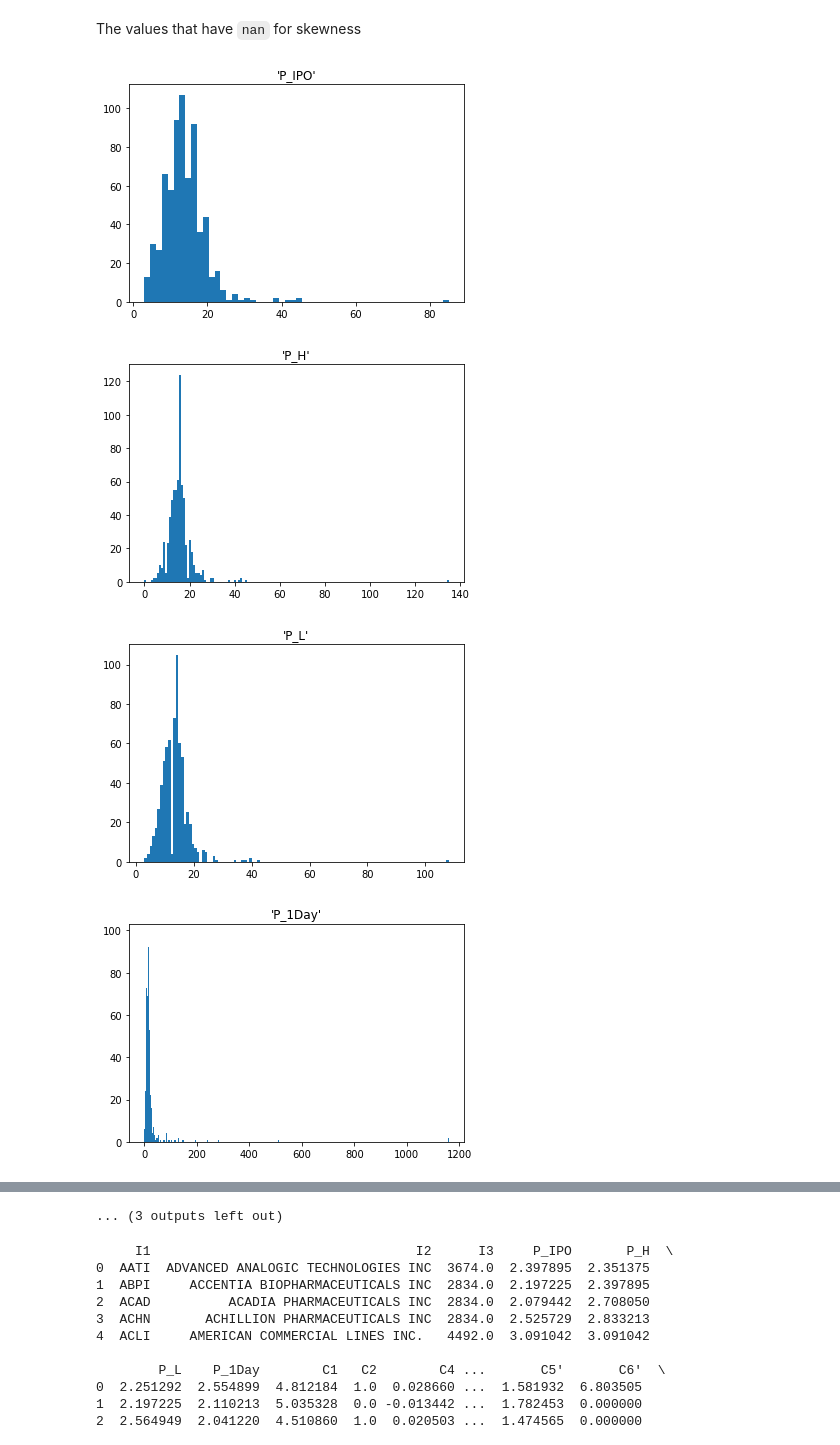
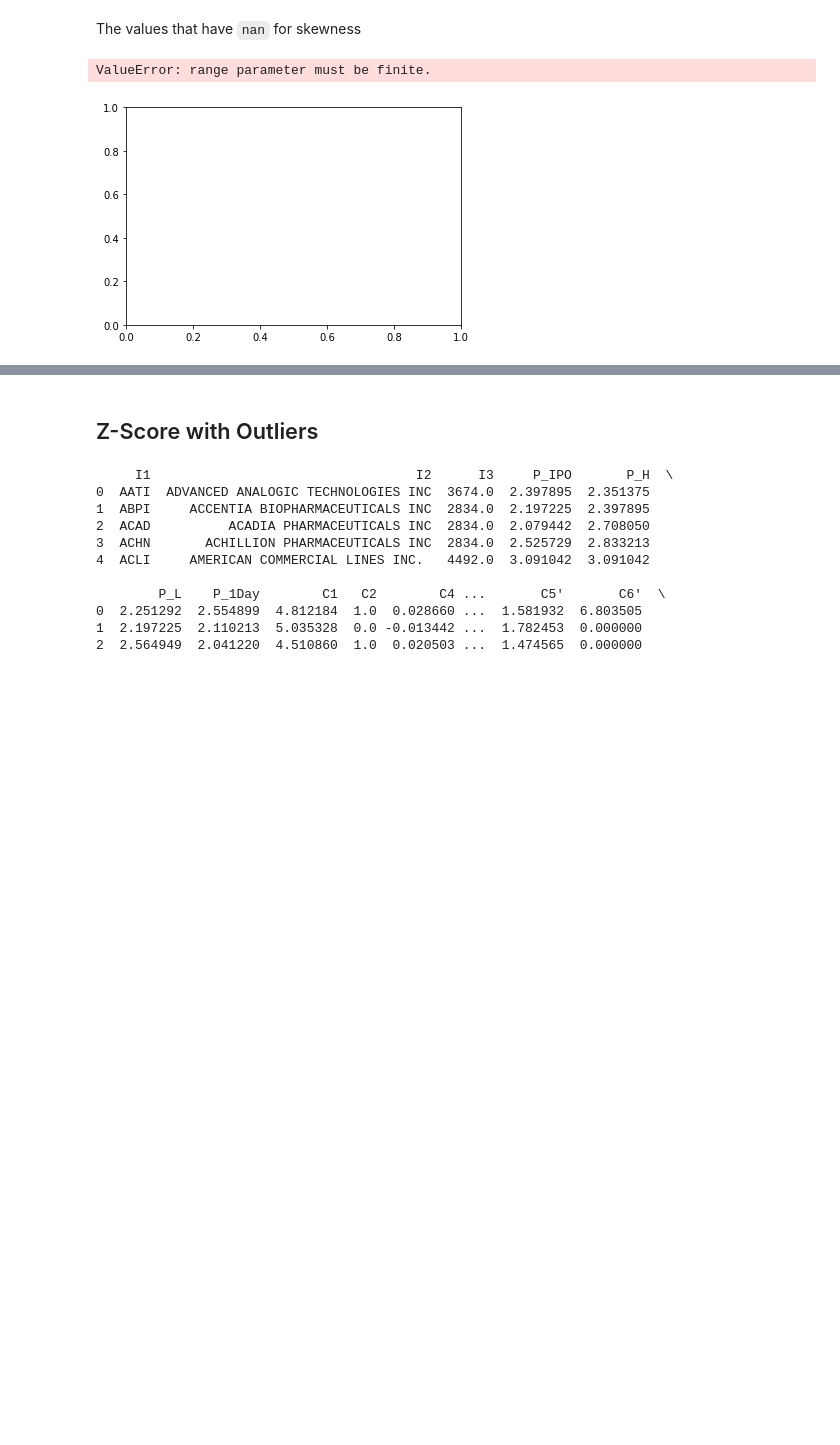
Before and after one commit to BA545-SP2019/2019-competition1-the-dundies, a Jupyter notebook: Z-Score_Pipeline.ipynb, the cells around one changed output, grey strips where cells are left out. Drawn from its saved outputs; the diff is of its cells as text; code cells hidden in the pictures; blank space fills up the shorter version.

```diff
--- a/Z-Score_Pipeline.ipynb
+++ b/Z-Score_Pipeline.ipynb
@@ -563,8 +443,0 @@ plt.boxplot(df_data["T4'"])
-# %%
-Q1 = df_data["T5'"].quantile(0.25)
-Q3 = df_data["T5'"].quantile(0.75)
-IQR = iqr(df_data["T5'"])
-df_data["T5'"]=df_data["T5'"].apply(lambda x: iqr_outliers(x))
-
-# Plotting box plots for identifying outliers
-plt.boxplot(df_data["T5'"])
@@ -581,8 +443,0 @@ plt.boxplot(df_data["T5'"])
-# %%
-Q1 = df_data["S1'"].quantile(0.25)
-Q3 = df_data["S1'"].quantile(0.75)
-IQR = iqr(df_data["S1'"])
-df_data["S1'"]=df_data["S1'"].apply(lambda x: iqr_outliers(x))
-
-# Plotting box plots for identifying outliers
-plt.boxplot(df_data["S1'"])
@@ -599,8 +443,0 @@ plt.boxplot(df_data["S1'"])
-# %%
-Q1 = df_data["S2'"].quantile(0.25)
-Q3 = df_data["S2'"].quantile(0.75)
-IQR = iqr(df_data["S2'"])
-df_data["S2'"]=df_data["S2'"].apply(lambda x: iqr_outliers(x))
-
-# Plotting box plots for identifying outliers
-plt.boxplot(df_data["S2'"])
@@ -617,8 +443,0 @@ plt.boxplot(df_data["S2'"])
-# %%
-Q1 = df_data["S3'"].quantile(0.25)
-Q3 = df_data["S3'"].quantile(0.75)
-IQR = iqr(df_data["S3'"])
-df_data["S3'"]=df_data["S3'"].apply(lambda x: iqr_outliers(x))
-
-# Plotting box plots for identifying outliers
-plt.boxplot(df_data["S3'"])
@@ -705,12 +479,7 @@ log_transform("S2'")
 log_transform("S3'")
 # %%
 # Re-plotting the distributions of the attributes
-for i in range(len(plot_hists.columns)):
-    plt.hist(plot_hists.iloc[:,i].dropna(),bins='auto')
-    plt.title('%a' % plot_hists.columns[i])
-    plt.show()
+plt.hist(df_data["T3'"])
 # %% [output]
+ValueError: range parameter must be finite.
-[figure, old version]
+[figure, new version]
-[figure, removed]
-[figure, removed]
-[figure, removed]
@@ -725 +486,2 @@ for i in range(len(plot_hists.columns)):
-... (3 outputs left out)
+# %% [markdown]
+## Z-Score with Outliers ##
```
Also changed, not shown: parts of 16 cells of this notebook.
